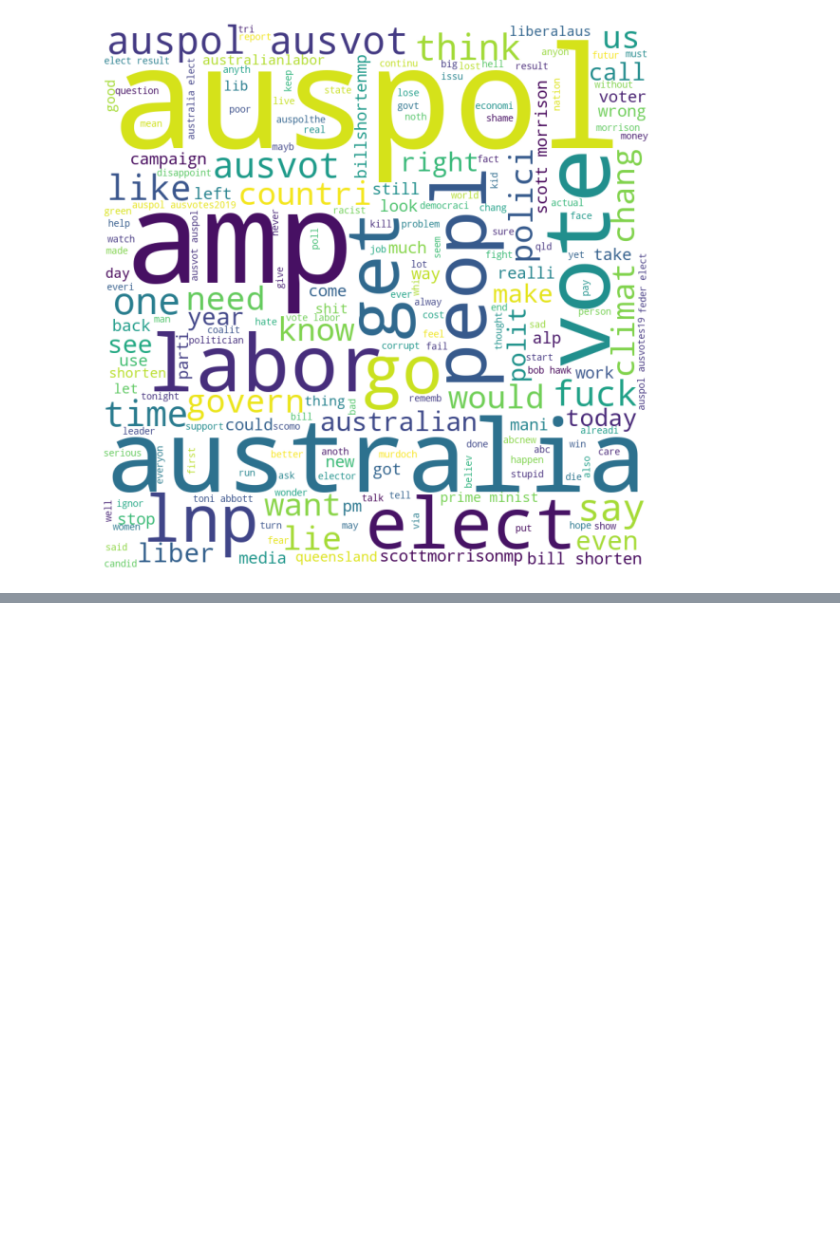
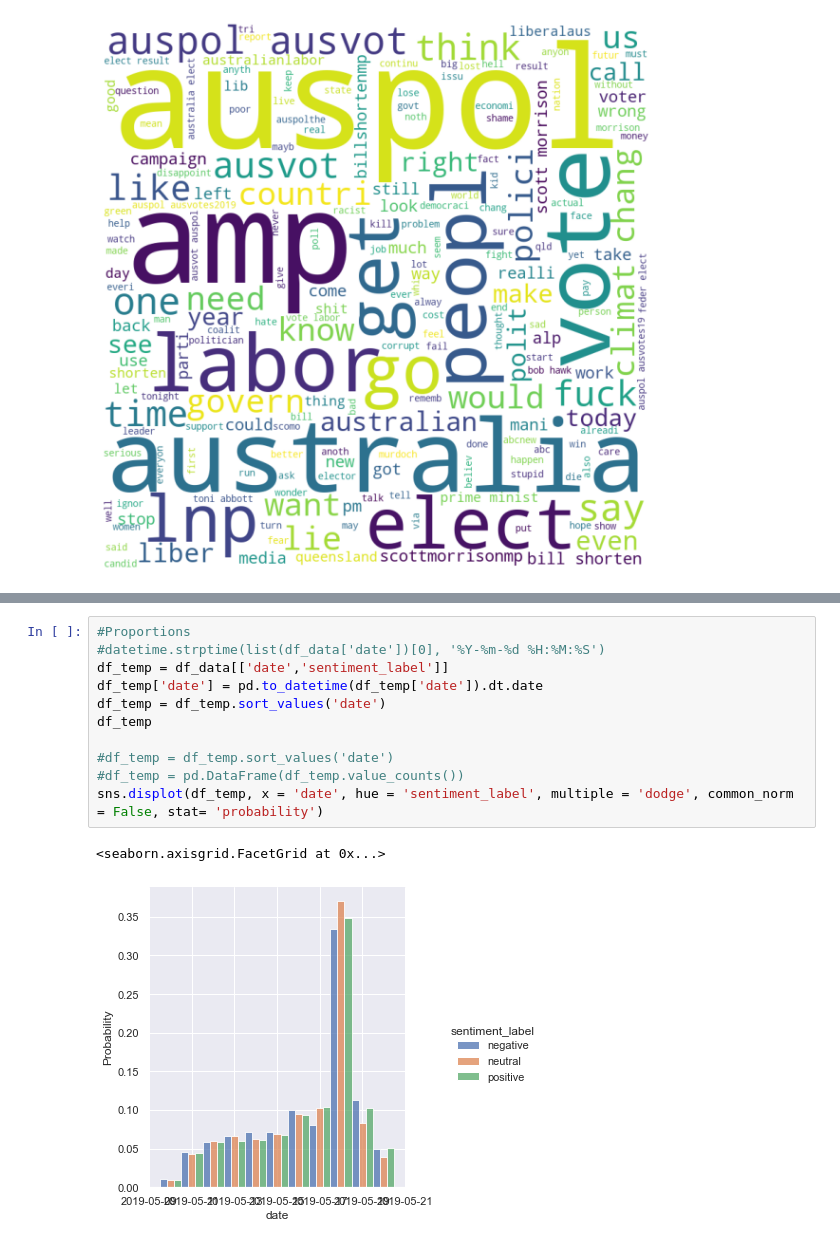
Before and after one commit to crisandrodr/AustralianElections, a Jupyter notebook: DataVisualization.ipynb, the cells around one changed output, grey strips where cells are left out. Drawn from its saved outputs; the diff is of its cells as text; blank space fills up the shorter version.

```diff
--- a/DataVisualization.ipynb
+++ b/DataVisualization.ipynb
@@ -193,0 +211,14 @@ plt.tight_layout(pad = 0)
+# %%
+#Proportions
+#datetime.strptime(list(df_data['date'])[0], '%Y-%m-%d %H:%M:%S')
+df_temp = df_data[['date','sentiment_label']]
+df_temp['date'] = pd.to_datetime(df_temp['date']).dt.date
+df_temp = df_temp.sort_values('date')
+df_temp
+
+#df_temp = df_temp.sort_values('date')
+#df_temp = pd.DataFrame(df_temp.value_counts())
+sns.displot(df_temp, x = 'date', hue = 'sentiment_label', multiple = 'dodge', common_norm = False, stat= 'probability')
+# %% [output]
+<seaborn.axisgrid.FacetGrid at 0x...>
+[figure, added]
```
Also changed, not shown: parts of 3 cells of this notebook, 1 other file.
